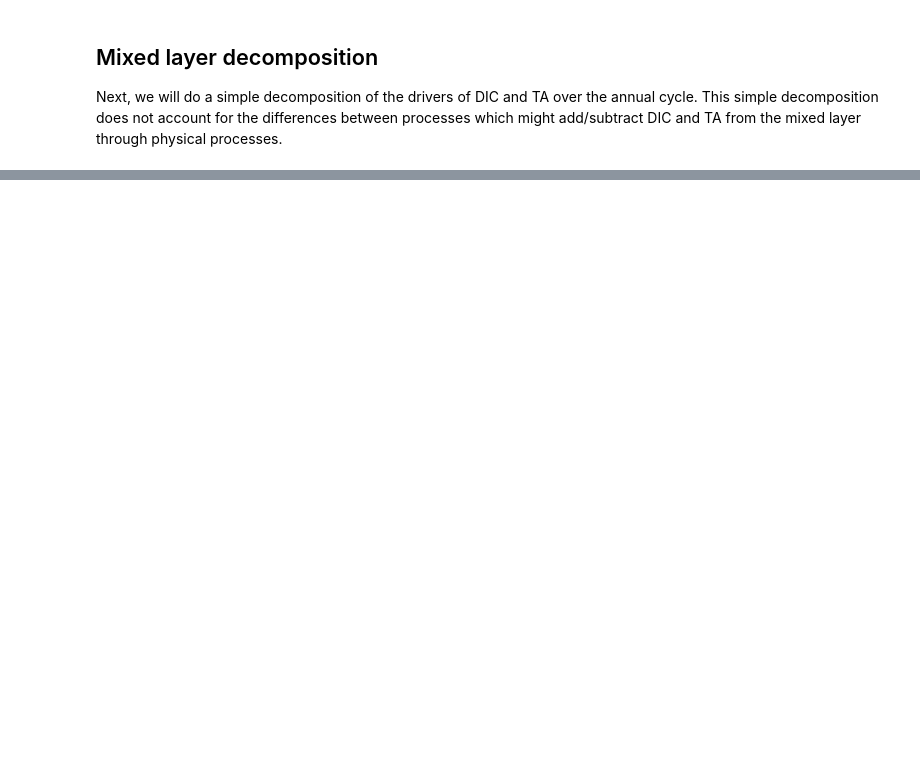
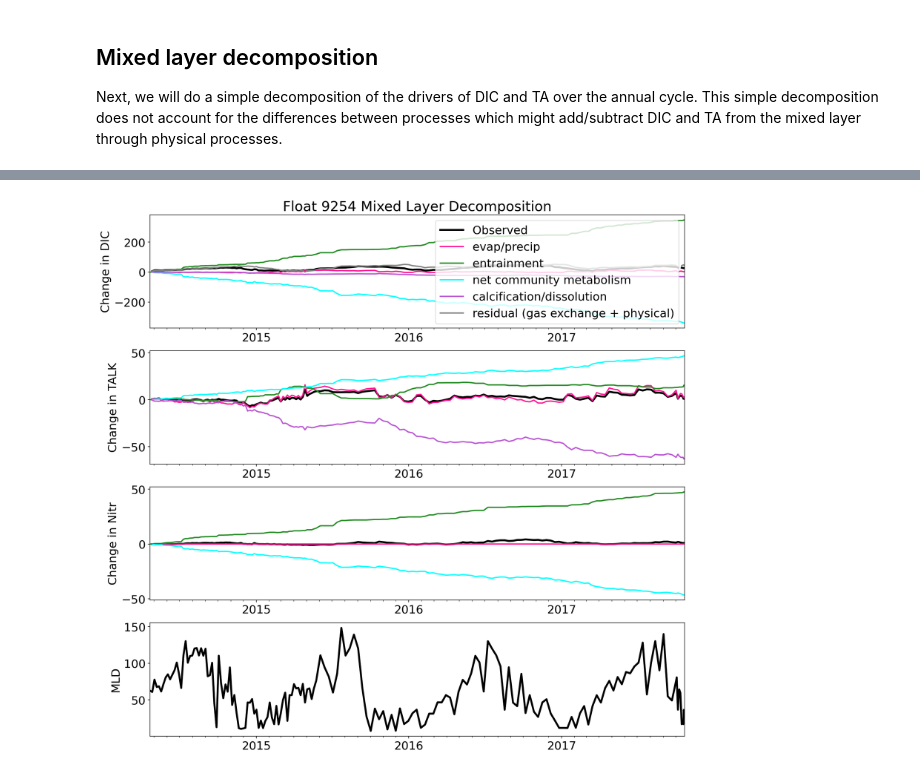
Before and after one commit to ognancy4life/OBD_Lab, a Jupyter notebook: OBD_SOCCOM_MixedLayerDecomposition.ipynb, the cells around one changed output, grey strips where cells are left out. Cells and saved outputs as stored; diff of their text form; code cells hidden in the pictures; blank space fills up the shorter version.

```diff
--- a/OBD_SOCCOM_MixedLayerDecomposition.ipynb
+++ b/OBD_SOCCOM_MixedLayerDecomposition.ipynb
@@ -348,16 +320,0 @@ As a side note: It is best to discuss and calculate OA changes in terms of [H+]
-# %%
-# Create a new variable called pH2070 to represent the pH in 50 years
-fltSurfByStn['pH2070'] = fltSurfByStn['pHinsitu[Total]'] - 50 * (0.002)
-# %%
-# Run CO2SYS with your future pH and the same total alkalinity
-df2 = co2sys(
-    pH=fltSurfByStn['pH2070'], alk=fltSurfByStn['TALK_LIAR[µmol/kg]'],
-    temp_in=fltSurfByStn['Temperature[°C]'], temp_out=fltSurfByStn['Temperature[°C]'],
-    pres_in=fltSurfByStn['Pressure[dbar]'], pres_out=fltSurfByStn['Pressure[dbar]'],
-    sal=fltSurfByStn['Salinity[pss]'], si=0, po4=0, nh3=0, h2s=0,
-    K1K2_constants=10, KSO4_constants=1, KF_constant=1, pHscale_in=1,
-    buffers_mode="auto", verbose=True)
-df2
-
-# Add the newly-calculated OmegaAr2070 to the fltSurfByStn dataframe
-fltSurfByStn['OmegaAr2070'] = df2['OmegaARout']
@@ -382,11 +345,11 @@ debug(Deltas)
 # %%
-## Now what if we want to get really fancy and add the suppy of "things" from below (entrainment)?
+## Now what if we want to get really fancy and add the supply of "things" from below (entrainment)?
 # First let's calculate the sub-mixed layer values
 fltSubMLD = pd.DataFrame()
 for station in fltSurfByStn['Station'].unique():
     # If you use MLD['Station'] you get a different number of stations
     # because presumably there is some data missing from the MLD and so it doesn't get appended?
     stationMLD = MLD.MLD[MLD.Station==station].values[0]
-    mask = (flt['Station']==station) & (flt['Pressure[dbar]']>stationMLD+10) & (flt['Pressure[dbar]']<stationMLD+100)
+    mask = (flt['Station']==station) & (flt['Pressure[dbar]']>stationMLD+10) & (flt['Pressure[dbar]']<stationMLD+50)
     fltSubMLD = fltSubMLD.append(flt[mask])
 debug(fltSubMLD)
@@ -473,7 +556,7 @@ years_fmt = mdates.DateFormatter('%Y')
 
 var='DIC_LIAR[µmol/kg]'
 axes[0].plot(fltdates,Deltas[var].cumsum(), label='Observed', c='black', linewidth=3)
-axes[0].set_ylabel('Change in ' + var[:3] + ' ' + var [-9:])
+axes[0].set_ylabel('Change in ' + var[:3])
 axes[0].plot(fltdates,dDIC_dS.cumsum(), label='evap/precip', c='deeppink', linewidth=2)
 axes[0].plot(fltdates,dDIC_dMLD[0].cumsum(), label='entrainment', c='forestgreen', linewidth=2)
 axes[0].plot(fltdates,dDIC_NCM.cumsum(), label='net community metabolism', c='cyan', linewidth=2)
@@ -487,36 +570,38 @@ axes[0].legend()
 
 var='TALK_LIAR[µmol/kg]'
 axes[1].plot(fltdates,Deltas[var].cumsum(), label='Observed', c='black', linewidth=3)
-axes[1].set_ylabel('Change in ' + var[:4] + ' ' + var [-9:])
+axes[1].set_ylabel('Change in ' + var[:4])
 axes[1].plot(fltdates,dTA_dS.cumsum(), label='evap/precip', c='deeppink', linewidth=2)
 axes[1].plot(fltdates,dTA_dMLD[0].cumsum(), label='entrainment', c='forestgreen', linewidth=2)
 axes[1].plot(fltdates,dTA_NCM.cumsum(), label='net community metabolism', c='cyan', linewidth=2)
 axes[1].plot(fltdates,dTA_CaCO3.cumsum(), label='calcification/dissolution', c='mediumorchid', linewidth=2)
 axes[1].set_xlim(fltdates[0],fltdates[-1])
 axes[1].xaxis.set_major_locator(years)
 axes[1].xaxis.set_major_formatter(years_fmt)
 axes[1].xaxis.set_minor_locator(months)
-axes[1].legend()
+#axes[1].legend()
 
 var = 'Nitrate[µmol/kg]'
 axes[2].plot(fltdates,Deltas[var].cumsum(), label='Observed', c='black', linewidth=3)
-axes[2].set_ylabel('Change in ' + var[:4] + ' ' + var [-9:])
+axes[2].set_ylabel('Change in ' + var[:4])
 axes[2].plot(fltdates,dN_dS.cumsum(), label='evap/precip', c='deeppink', linewidth=2)
 axes[2].plot(fltdates,dN_dMLD[0].cumsum(), label='entrainment', c='forestgreen', linewidth=2)
 axes[2].plot(fltdates,dN_NCM.cumsum(), label='net community metabolism', c='cyan', linewidth=2)
 axes[2].set_xlim(fltdates[0],fltdates[-1])
 axes[2].xaxis.set_major_locator(years)
 axes[2].xaxis.set_major_formatter(years_fmt)
 axes[2].xaxis.set_minor_locator(months)
-axes[2].legend()
+#axes[2].legend()
 
 var = 'MLD'
 axes[3].plot(MLD['date'],MLD['MLD'], label='Observed', c='black', linewidth=3)
 axes[3].set_ylabel(var)
 axes[3].set_xlim(fltdates[0],fltdates[-1])
 axes[3].xaxis.set_major_locator(years)
 axes[3].xaxis.set_major_formatter(years_fmt)
 axes[3].xaxis.set_minor_locator(months)
 
 axes[0].set_title('Float ' + floatnum + ' Mixed Layer Decomposition')
 fig.savefig(output_dir + 'F' + floatnum + 'MLDecomp.png', dpi = 200, bbox_inches='tight')
+# %% [output]
+[figure, added]
```
Also changed, not shown: parts of 36 cells of this notebook.
